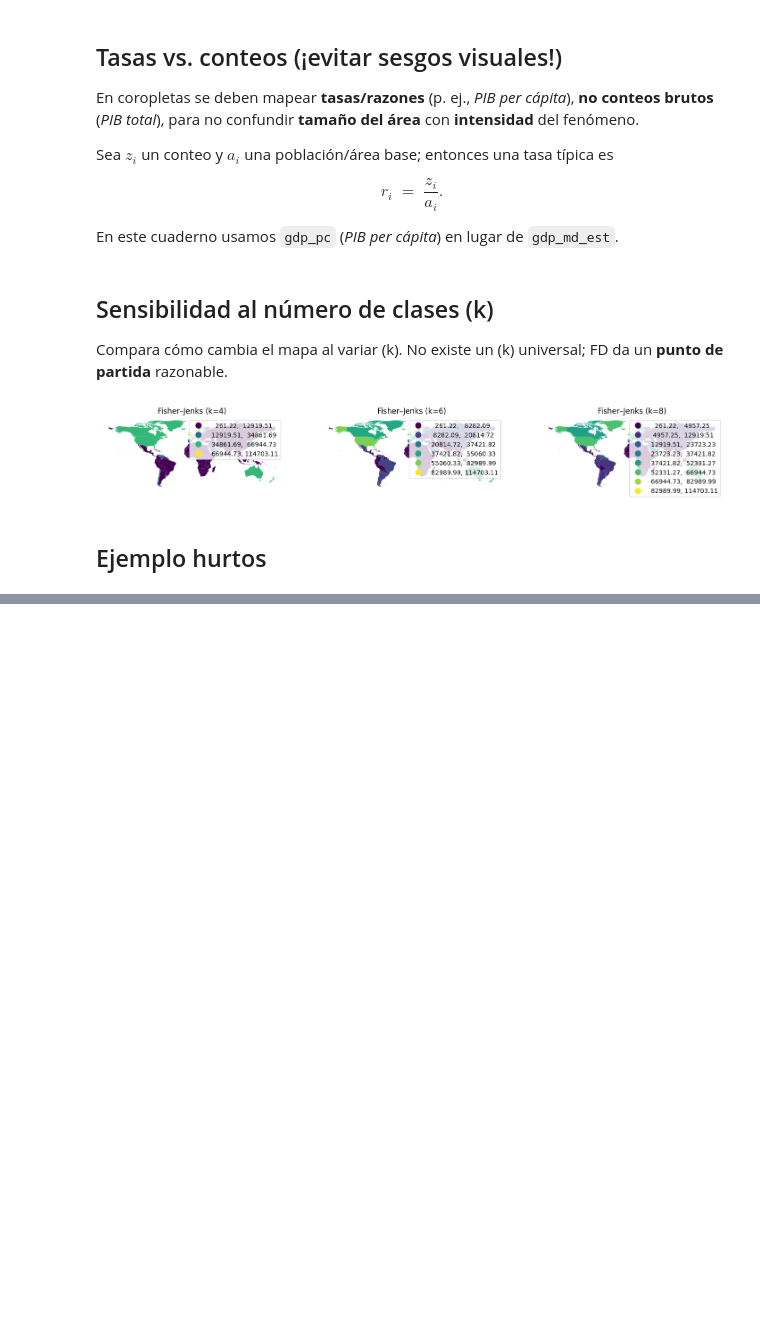
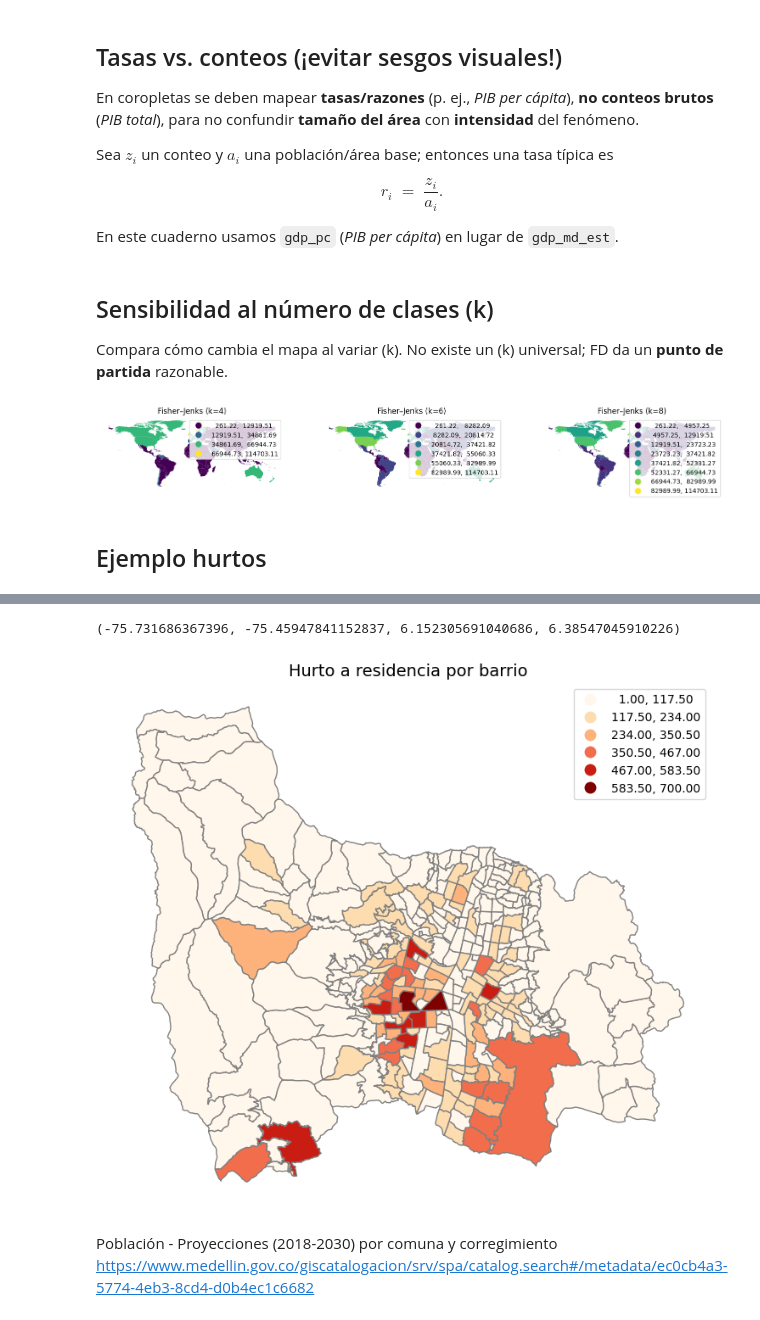
Before and after one commit to jdavidortega/Geographic_Data_Science_with_Python, a Jupyter notebook: Geospatial/choropleth_es.ipynb, the cells around one changed output, grey strips where cells are left out. Saved outputs shown, nothing was run; the diff lists cells and outputs as text; code cells hidden in the pictures; blank space fills up the shorter version.

```diff
--- a/Geospatial/choropleth_es.ipynb
+++ b/Geospatial/choropleth_es.ipynb
@@ -211,0 +245,20 @@ ax.axis("off")
+# %%
+
+# Graficar
+ax = barrios_hurtos.plot(
+    column="hurtos",
+    cmap="OrRd", # paleta naranja–roja
+    scheme="EqualInterval", # Clasificación por cuantiles
+    k=6, # número de intervalos o clases
+    legend=True,
+    figsize=(10, 8),
+    edgecolor="gray",
+)
+ax.set_title("Hurto a residencia por barrio", fontsize=14)
+ax.axis("off")
+# %% [output]
+(-75.731686367396, -75.45947841152837, 6.152305691040686, 6.38547045910226)
+[figure, added]
+# %% [markdown]
+Población - Proyecciones (2018-2030) por comuna y corregimiento
+https://www.medellin.gov.co/giscatalogacion/srv/spa/catalog.search#/metadata/ec0cb4a3-5774-4eb3-8cd4-d0b4ec1c6682
```
Also changed, not shown: parts of 12 cells of this notebook, 3 other files.
